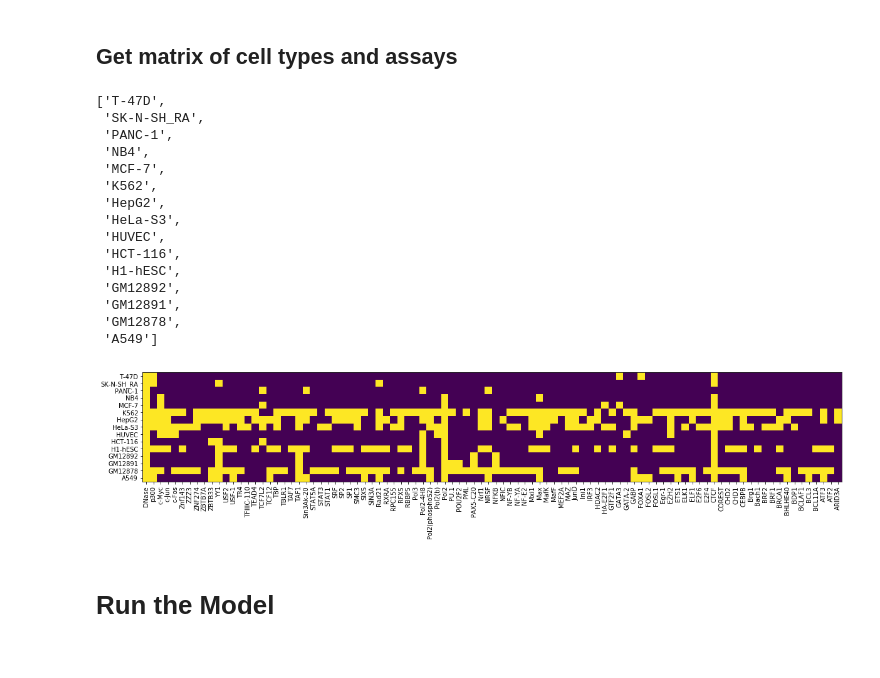
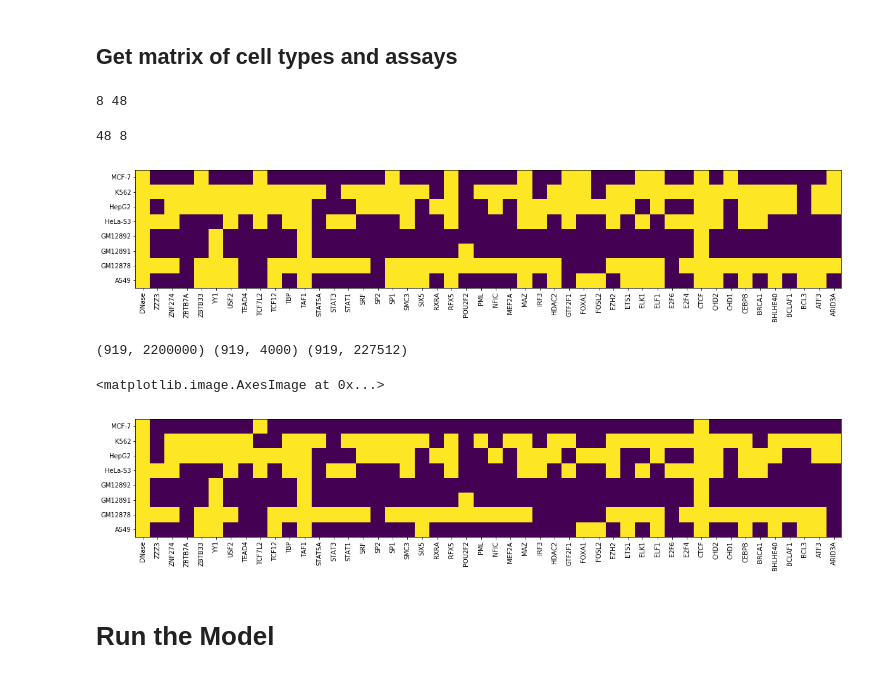
Before and after one commit to YosefLab/epitome, a Jupyter notebook: dnase/model_main.ipynb, the cells around one changed output. Cells and saved outputs as stored; diff of their text form; code cells hidden in the pictures.

Commit message:
Create data (#31)
* added dataset creation code and rebased into model

```diff
--- a/dnase/model_main.ipynb
+++ b/dnase/model_main.ipynb
@@ -97,39 +50,55 @@ print(valid_data["y"].shape, train_data["y"].shape, test_data["y"].shape)
 # Validation and Test Cell Types
 # %% [markdown]
 ## Get matrix of cell types and assays
+# %%
+assays = ['DNase', 'ZZZ3', 'ZNF274', 'ZBTB7A', 'ZBTB33', 'YY1', 'USF2', 'TEAD4', 'TCF7L2', 'TCF12', 'TBP', 'TAF1', 'STAT5A', 'STAT3', 'STAT1', 'SRF', 'SP2', 'SP1', 'SMC3', 'SIX5', 'RXRA', 'RFX5', 'POU2F2', 'PML', 'NFIC', 'MEF2A', 'MAZ', 'IRF3', 'HDAC2', 'GTF2F1', 'FOXA1', 'FOSL2', 'EZH2', 'ETS1', 'ELK1', 'ELF1', 'E2F6', 'E2F4', 'CTCF', 'CHD2', 'CHD1', 'CEBPB', 'BRCA1', 'BHLHE40', 'BCLAF1', 'BCL3', 'ATF3', 'ARID3A']
+
+cells = ['MCF-7', 'K562', 'HepG2', 'HeLa-S3', 'GM12892', 'GM12891', 'GM12878', 'A549']
+
+print(len(cells), len(assays))
+# %% [output]
+8 48
 # %%
-matrix, cellmap, assaymap = get_assays_from_feature_file(feature_path=feature_path,
-                                  eligible_assays = None,
-                                  eligible_cells = None, min_cells_per_assay = 2, min_assays_per_cell=5)
-
-inv_assaymap = {v: k for k, v in assaymap.items()}
+matrix, cellmap, assaymap = get_assays_from_feature_file(EPITOME_FEATURE_NAME_FILE,
+                                  eligible_assays = assays,
+                                  eligible_cells = cells, min_cells_per_assay = 2, min_assays_per_cell=2)
 
 fig = plt.figure(figsize = (20,10))
 ax = fig.add_subplot(1,1,1)
 ax.set_aspect('equal')
 plt.xticks(np.arange(len(assaymap)), rotation = 90)
 ax.set_xticklabels(assaymap.keys())
 plt.yticks(np.arange(len(cellmap)))
 ax.set_yticklabels(cellmap.keys())
 
 plt.imshow(matrix!=-1)
-list(cellmap)
+print(len(assaymap), len(cellmap))
 # %% [output]
-['T-47D',
- 'SK-N-SH_RA',
- 'PANC-1',
- 'NB4',
- 'MCF-7',
- 'K562',
- 'HepG2',
- 'HeLa-S3',
- 'HUVEC',
- 'HCT-116',
- 'H1-hESC',
- 'GM12892',
- 'GM12891',
- 'GM12878',
- 'A549']
+48 8
-[figure, old version]
+[figure, new version]
+# %%
+# train_data, valid_data, test_data = load_epitome_data(config['epitome_data_dir'])
+dtrain_data, dvalid_data, dtest_data = load_deepsea_label_data(config["deepsea_data_path"])
+ddata = {Dataset.TRAIN: dtrain_data, Dataset.VALID: dvalid_data, Dataset.TEST: dtest_data}
+print(ddata[Dataset.TRAIN].shape, ddata[Dataset.VALID].shape, ddata[Dataset.TEST].shape)
+
+dmatrix, dcellmap, dassaymap = get_assays_from_feature_file(DEEPSEA_FEATURE_NAME_FILE,
+                                  eligible_assays = assays,
+                                  eligible_cells = cells, min_cells_per_assay = 2, min_assays_per_cell=2)
+
+
+fig = plt.figure(figsize = (20,10))
+ax = fig.add_subplot(1,1,1)
+ax.set_aspect('equal')
+plt.xticks(np.arange(len(dassaymap)), rotation = 90)
+ax.set_xticklabels(dassaymap.keys())
+plt.yticks(np.arange(len(dcellmap)))
+ax.set_yticklabels(dcellmap.keys())
+
+plt.imshow(dmatrix!=-1)
+# %% [output]
+(919, 2200000) (919, 4000) (919, 227512)
+<matplotlib.image.AxesImage at 0x...>
+[figure, added]
 # %% [markdown]
 # Run the Model
```
Also changed, not shown: parts of 28 cells of this notebook, 18 other files.
